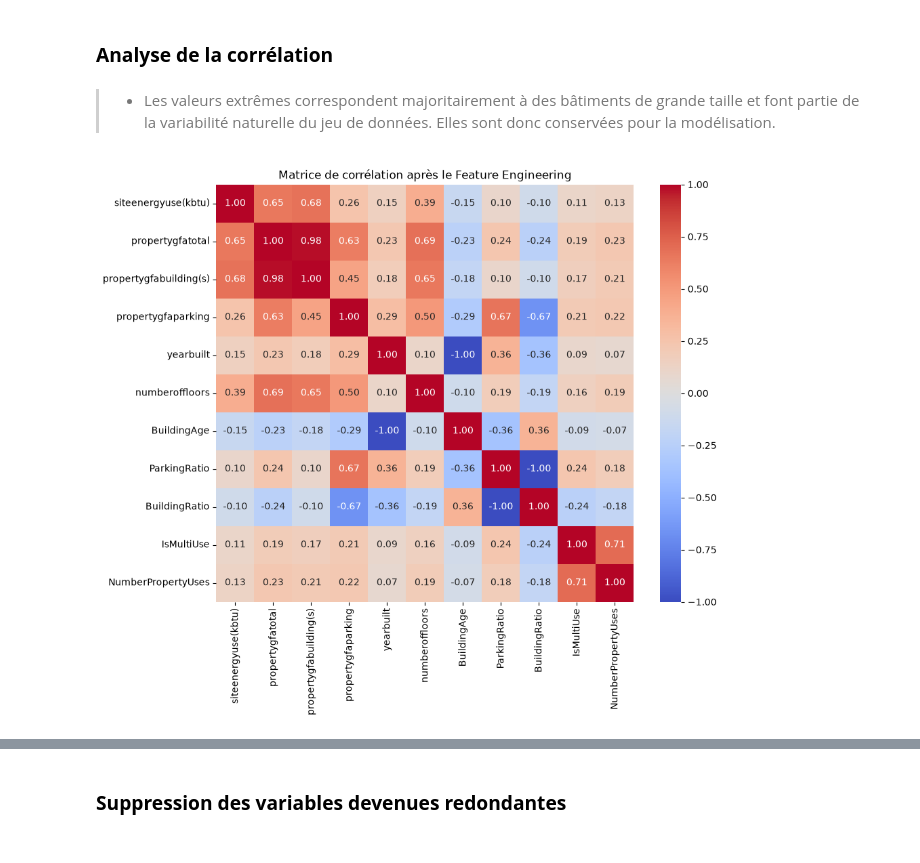
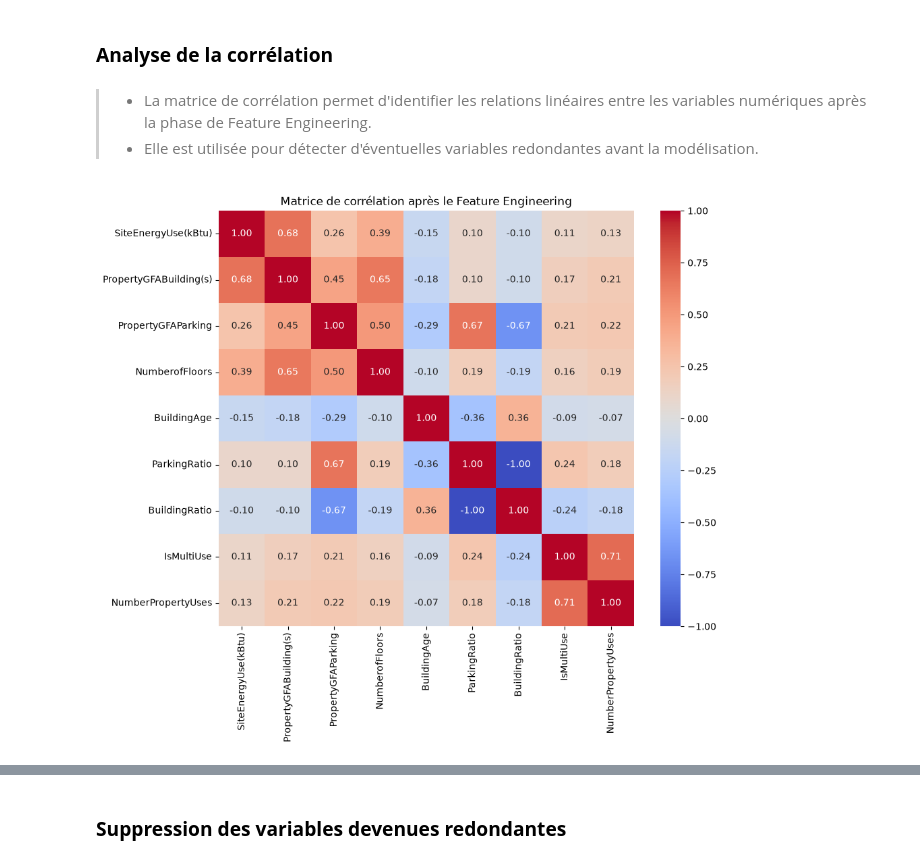
Before and after one commit to rafadmgs/Prediction_Consommation_Energetique_Batiments_Seattle, a Jupyter notebook: notebooks/P3_E2_feature_engineering.ipynb, the cells around one changed output, grey strips where cells are left out. Cells and saved outputs as stored; diff of their text form; code cells hidden in the pictures.

```diff
--- a/notebooks/P3_E2_feature_engineering.ipynb
+++ b/notebooks/P3_E2_feature_engineering.ipynb
@@ -178,9 +205,9 @@ df[["yearbuilt", "datayear", "BuildingAge"]].head()
 # Création du ratio de surface de parking
 
 df["ParkingRatio"] = (
-    df["propertygfaparking"] / df["propertygfatotal"]
+    df["PropertyGFAParking"] / df["PropertyGFATotal"]
 )
 
 # Vérification
-df[["propertygfaparking", "propertygfatotal", "ParkingRatio"]].head()
+df[["PropertyGFAParking", "PropertyGFATotal", "ParkingRatio"]].head()
 # %% [output]
@@ -202,9 +229,9 @@ df[["propertygfaparking", "propertygfatotal", "ParkingRatio"]].head()
 # Création du ratio de surface du bâtiment
 
 df["BuildingRatio"] = (
-    df["propertygfabuilding(s)"] / df["propertygfatotal"]
+    df["PropertyGFABuilding(s)"] / df["PropertyGFATotal"]
 )
 
 # Vérification
-df[["propertygfabuilding(s)", "propertygfatotal", "BuildingRatio"]].head()
+df[["PropertyGFABuilding(s)", "PropertyGFATotal", "BuildingRatio"]].head()
 # %% [output]
@@ -226,11 +253,11 @@ df[["propertygfabuilding(s)", "propertygfatotal", "BuildingRatio"]].head()
 # Création d'une variable binaire indiquant plusieurs usages
 
 df["IsMultiUse"] = (
-    df["listofallpropertyusetypes"]
+    df["ListOfAllPropertyUseTypes"]
     .str.contains(",", na=False)
     .astype(int)
 )
 
 # Vérification
-df[["listofallpropertyusetypes", "IsMultiUse"]].head()
+df[["ListOfAllPropertyUseTypes", "IsMultiUse"]].head()
 # %% [output]
@@ -253,11 +280,11 @@ df[["listofallpropertyusetypes", "IsMultiUse"]].head()
 # Comptage du nombre de types d'usages
 
 df["NumberPropertyUses"] = (
-    df["listofallpropertyusetypes"]
+    df["ListOfAllPropertyUseTypes"]
     .str.split(",")
     .str.len()
 )
 
 # Vérification
-df[["listofallpropertyusetypes", "NumberPropertyUses"]].head()
+df[["ListOfAllPropertyUseTypes", "NumberPropertyUses"]].head()
 # %% [output]
@@ -324,38 +355,37 @@ plt.show()
 [figure]
 # %% [markdown]
 ### **Analyse de la corrélation**
-# %% [markdown]
-> -  Les valeurs extrêmes correspondent majoritairement à des bâtiments de grande taille et font partie de la variabilité naturelle du jeu de données. Elles sont donc conservées pour la modélisation.
+# %% [markdown]
+> - La matrice de corrélation permet d'identifier les relations linéaires entre les variables numériques après la phase de Feature Engineering.
+> - Elle est utilisée pour détecter d'éventuelles variables redondantes avant la modélisation.
 # %%
 # Matrice de corrélation après le Feature Engineering
 
 correlation_columns = [
-    "siteenergyuse(kbtu)",
-    "propertygfatotal",
-    "propertygfabuilding(s)",
-    "propertygfaparking",
-    "yearbuilt",
-    "numberoffloors",
+    "SiteEnergyUse(kBtu)",
+    "PropertyGFABuilding(s)",
+    "PropertyGFAParking",
+    "NumberofFloors",
     "BuildingAge",
     "ParkingRatio",
     "BuildingRatio",
     "IsMultiUse",
     "NumberPropertyUses"
 ]
 
 corr = df[correlation_columns].corr()
 
 plt.figure(figsize=(10,8))
 
 sns.heatmap(
     corr,
     annot=True,
     cmap="coolwarm",
     fmt=".2f",
     square=True
 )
 
 plt.title("Matrice de corrélation après le Feature Engineering")
 plt.show()
 # %% [output]
-[figure, old version]
+[figure, new version]
```
Also changed, not shown: parts of 26 cells of this notebook, 11 other files.
